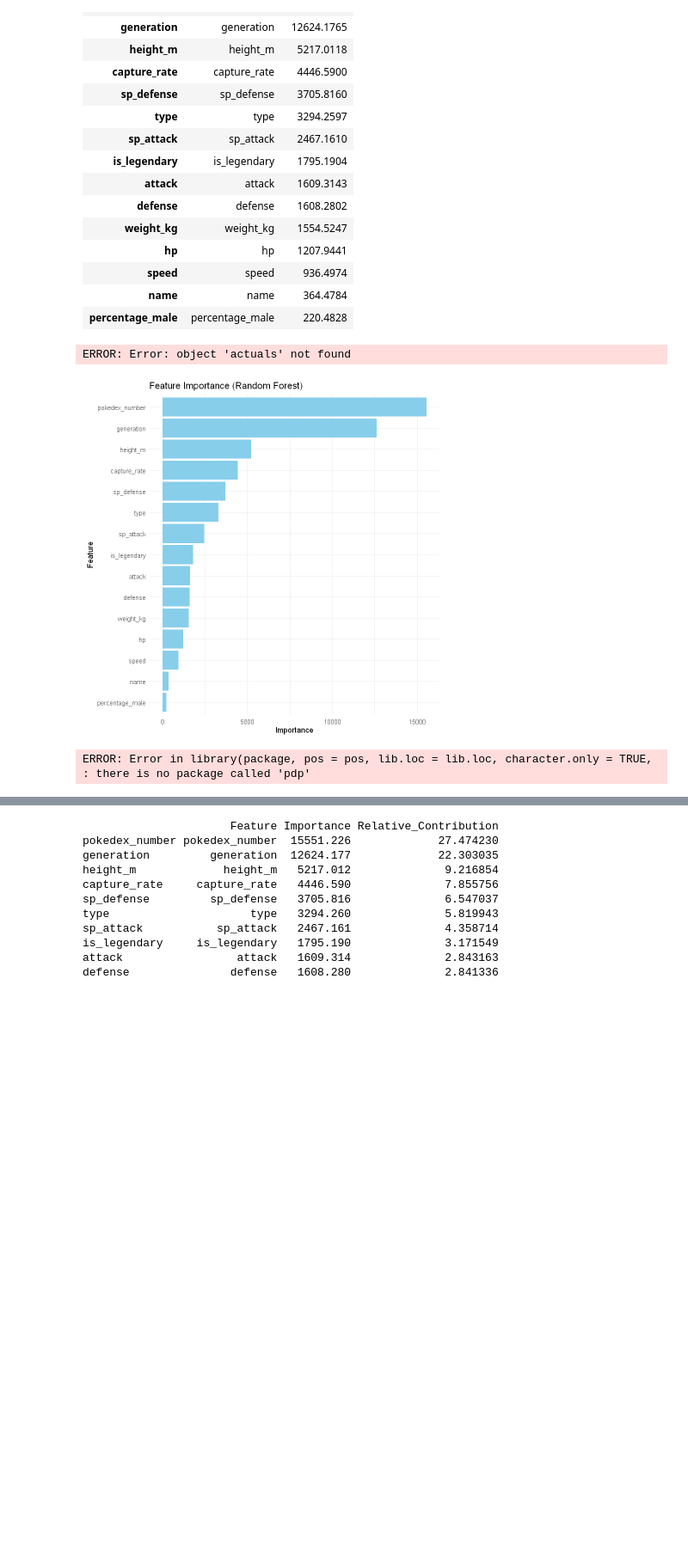
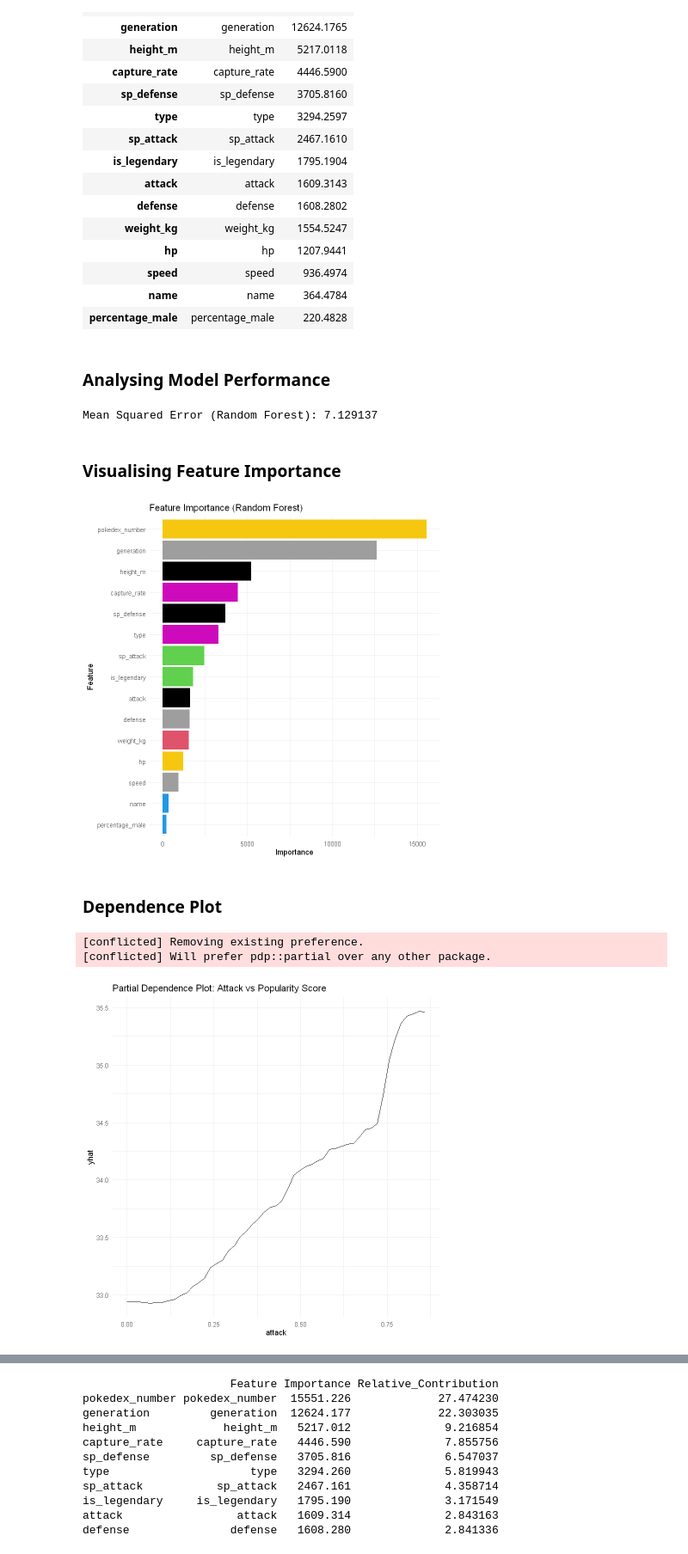
Before and after one commit to YashChowdhary34/pokemon-viewer-retention-analysis, a Jupyter notebook: popularity-pokemon-analysis.ipynb, the cells around one changed output, grey strips where cells are left out. Shown: that part at 86% size. Saved outputs shown, nothing was run; the diff lists cells and outputs as text; code cells hidden in the pictures; blank space fills up the shorter version.

```diff
--- a/popularity-pokemon-analysis.ipynb
+++ b/popularity-pokemon-analysis.ipynb
@@ -265,25 +238,35 @@ A data.frame: 15 × 2
 | speed | speed | 936.4974 |
 | name | name | 364.4784 |
 | percentage_male | percentage_male | 220.4828 |
+# %% [markdown]
+### Analysing Model Performance
 # %%
 predictions_rf <- predict(rf_model, newdata = test_data)
+actuals <- test_data$popularity_score
 mse_rf <- mean((predictions_rf - actuals)^2)
 cat("Mean Squared Error (Random Forest):", mse_rf)
 # %% [output]
-ERROR: Error: object 'actuals' not found
+Mean Squared Error (Random Forest): 7.129137
+# %% [markdown]
+### Visualising Feature Importance
 # %%
 ggplot(importance_df, aes(x = reorder(Feature, Importance), y = Importance)) +
-  geom_bar(stat = "identity", fill = "skyblue") +
+  geom_bar(stat = "identity", fill = importance_df$Importance) +
   coord_flip() +
   theme_minimal() +
   labs(title = "Feature Importance (Random Forest)", x = "Feature", y = "Importance")
 # %% [output]
-[figure, old version]
+[figure, new version]
+# %% [markdown]
+### Dependence Plot
 # %%
 library(pdp)
+conflict_prefer("partial", "pdp")
 pdp_plot <- partial(rf_model, pred.var = "attack")
 autoplot(pdp_plot) +
   theme_minimal() +
   labs(title = "Partial Dependence Plot: Attack vs Popularity Score")
 # %% [output]
-ERROR: Error in library(package, pos = pos, lib.loc = lib.loc, character.only = TRUE, : there is no package called 'pdp'
+[conflicted] Removing existing preference.
+[conflicted] Will prefer pdp::partial over any other package.
+[figure, added]
```
Also changed, not shown: parts of 26 cells of this notebook, 2 other files.
